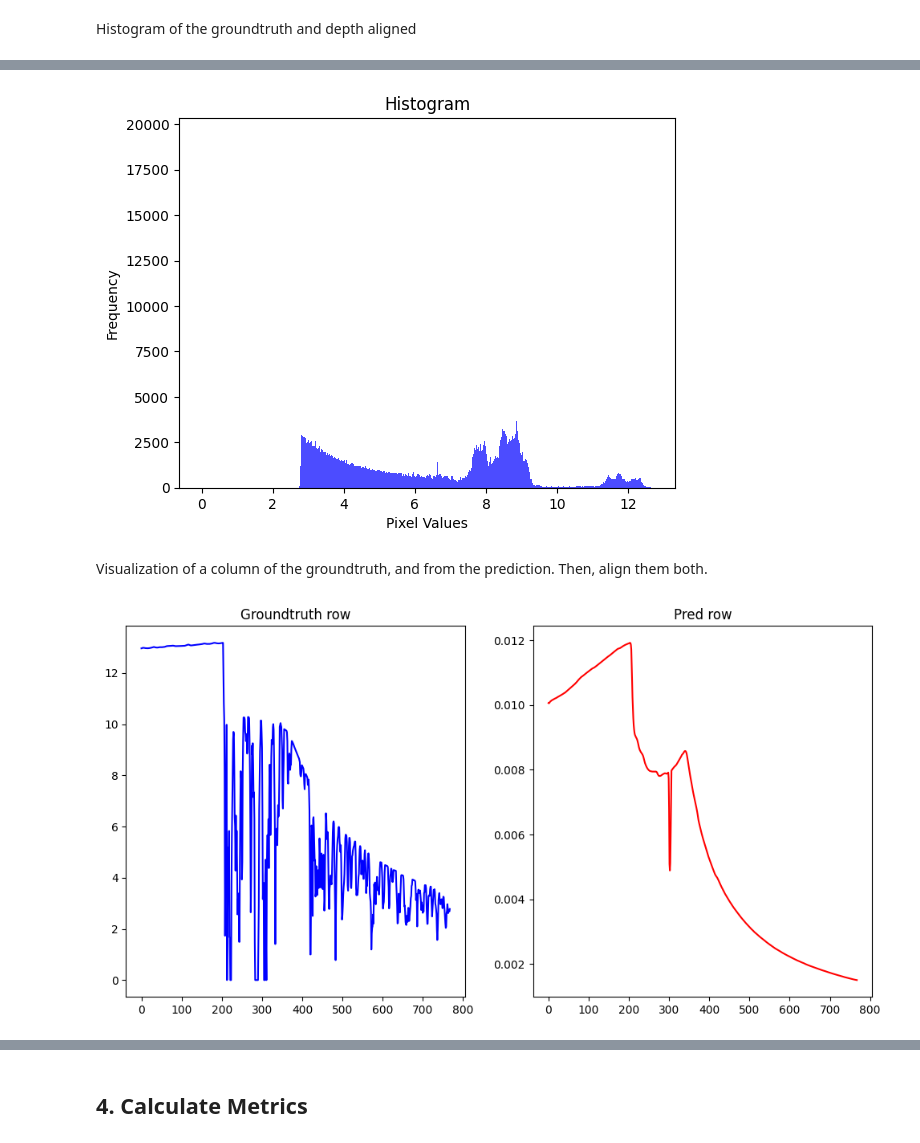
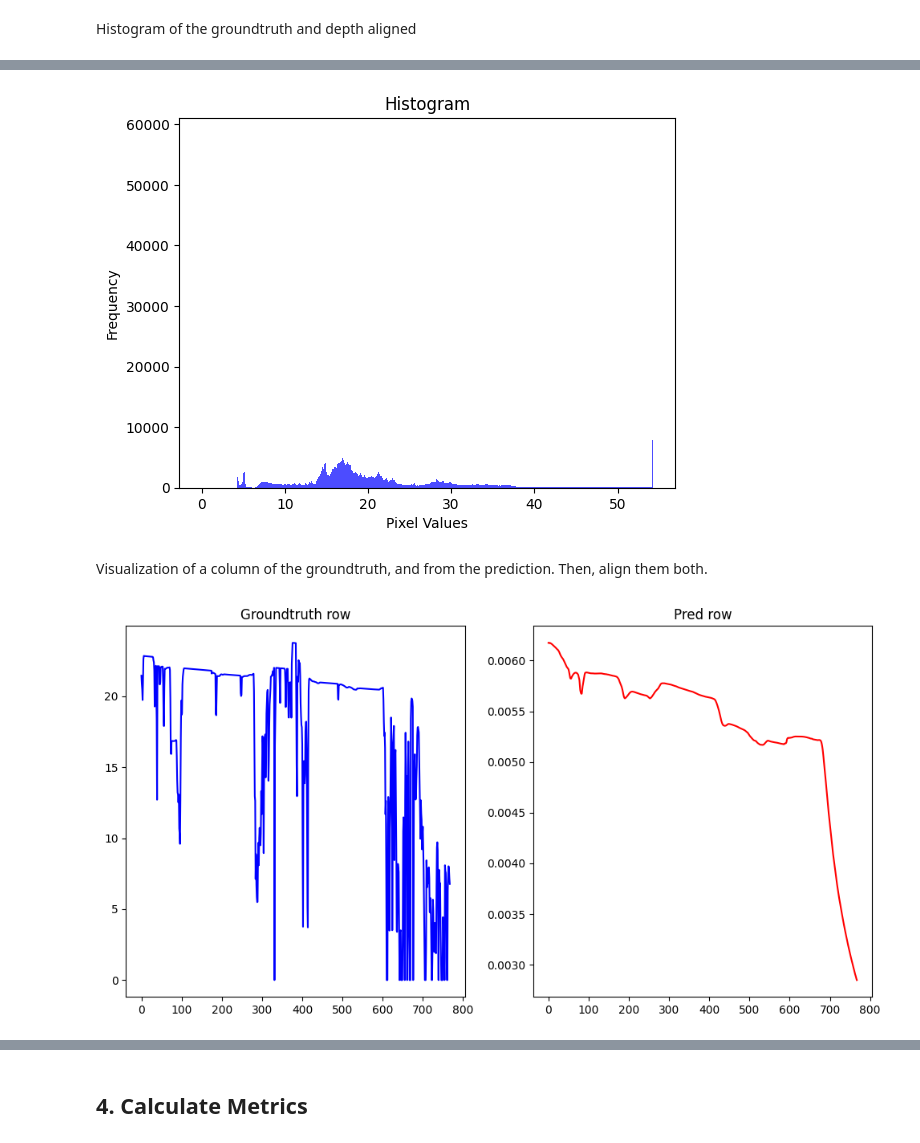
Before and after one commit to gkmocastro/depth-metrics-pavic, a Jupyter notebook: metrics.ipynb, the cells around one changed output, grey strips where cells are left out. Cells and saved outputs as stored; diff of their text form; code cells hidden in the pictures.

```diff
--- a/metrics.ipynb
+++ b/metrics.ipynb
@@ -71,7 +73,7 @@ len(filenames_preds_indoor)
 # %% [output]
 771
 # %%
-index = 700
+index = 479
 pred_diode = np.load(filenames_preds_indoor[index])
 groundtruth = np.squeeze(np.load(filenames_depth[index]))
 rgb = np.array(Image.open(filenames_img[index]))
@@ -94,6 +96,8 @@ pred_depth[mask_pred == 1] = 1.0 / pred_diode[mask_pred == 1]
 
 groundtruth_capped_upper = cap_values(groundtruth, 0, 99)
 disparity_capped_upper = cap_values(disparity_gt_masked, 0, 99)
+
+mask_full = mask * mask_pred
 # %% [markdown]
 Visualization of the data
 
@@ -149,11 +153,12 @@ def compute_scale_and_shift(prediction, target, mask):
 
         return x_0, x_1
 # %%
-x_0, x_1 = compute_scale_and_shift(pred_diode, disparity_capped_upper, mask)
+x_0, x_1 = compute_scale_and_shift(cap_values(pred_diode,1,99), disparity_gt_masked, mask_full)
 # %%
 prediction_aligned = x_0 * pred_diode + x_1
 prediction_aligned = np.squeeze(prediction_aligned)
 
 depth_aligned_masked = np.zeros_like(pred_diode)
-depth_aligned_masked[mask == 1] = 1 / prediction_aligned[mask == 1]
+depth_aligned_masked[mask_full == 1] = 1 / prediction_aligned[mask_full == 1]
+depth_aligned_capped = cap_values(depth_aligned_masked, 1, 99)
 # %%
@@ -185,24 +228,24 @@ plot_histogram(groundtruth_masked)
 # %%
-plot_histogram(depth_aligned_masked)
+plot_histogram(depth_aligned_capped)
 # %% [output]
-[figure, old version]
+[figure, new version]
 # %% [markdown]
 Visualization of a column of the groundtruth, and from the prediction. Then, align them both.
 # %%
 row_index = 10
-GT_row = groundtruth_masked[:, row_index]
+GT_row = groundtruth[:, row_index]
 pred_row = (pred_depth)[:, row_index]
-pred_aligned_row = depth_aligned_masked[:, row_index]
+pred_aligned_row = depth_aligned_capped[:, row_index]
 
 
 fig, ax = plt.subplots(1,2, figsize=(12,6))
 ax[0].plot( GT_row, 'b')
 ax[0].set_title("Groundtruth row")
 ax[1].plot(pred_row, 'r')
 ax[1].set_title("Pred row")
 plt.show()
 # %% [output]
-[figure, old version]
+[figure, new version]
 # %%
 fig, ax = plt.subplots()
 ax.plot(GT_row, 'b',label="GT")
```
Also changed, not shown: parts of 12 cells of this notebook, 1 other file.
